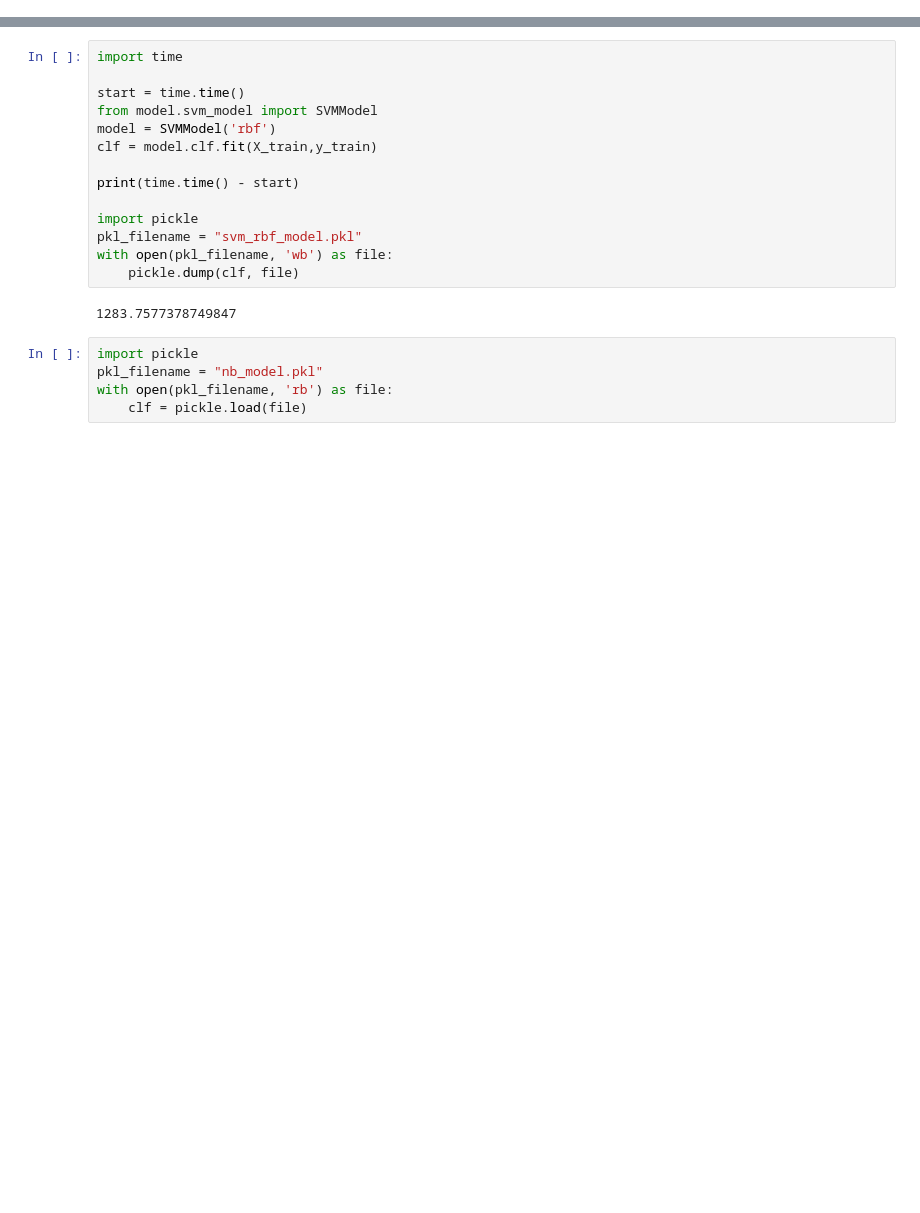
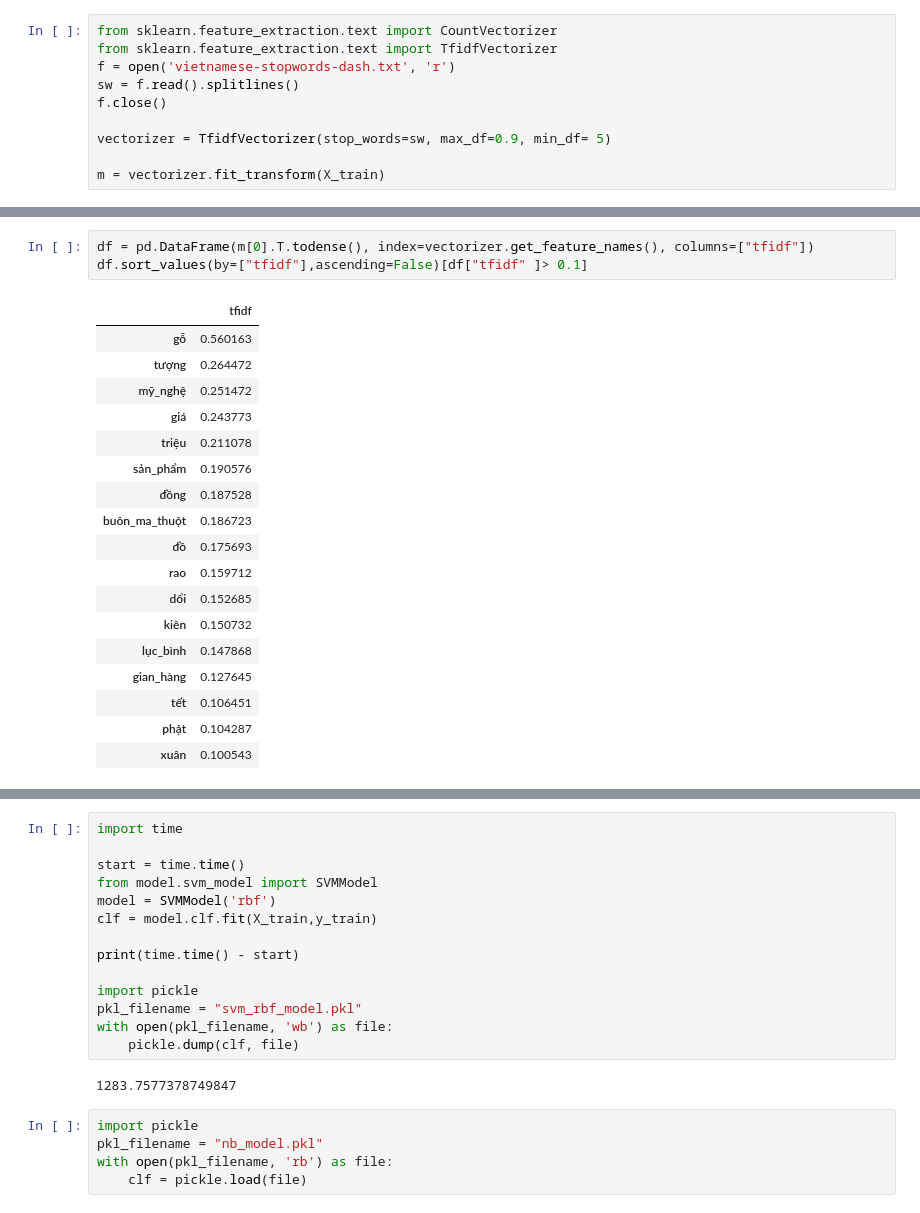
Before and after one commit to doanngochoanghy/datn, a Jupyter notebook: Train_model_2.ipynb, the cells around one changed output, grey strips where cells are left out. Saved outputs shown, nothing was run; the diff lists cells and outputs as text; blank space fills up the shorter version.

```diff
--- a/Train_model_2.ipynb
+++ b/Train_model_2.ipynb
@@ -74,0 +55,10 @@ Name: content, Length: 20136, dtype: object
+# %%
+from sklearn.feature_extraction.text import CountVectorizer
+from sklearn.feature_extraction.text import TfidfVectorizer
+f = open('vietnamese-stopwords-dash.txt', 'r')
+sw = f.read().splitlines()
+f.close()
+
+vectorizer = TfidfVectorizer(stop_words=sw, max_df=0.9, min_df= 5)
+
+m = vectorizer.fit_transform(X_train)
@@ -74,0 +114,22 @@ Name: content, Length: 20136, dtype: object
+# %%
+df = pd.DataFrame(m[0].T.todense(), index=vectorizer.get_feature_names(), columns=["tfidf"])
+df.sort_values(by=["tfidf"],ascending=False)[df["tfidf" ]> 0.1]
+# %% [output]
+|  | tfidf |
+| gỗ | 0.560163 |
+| tượng | 0.264472 |
+| mỹ_nghệ | 0.251472 |
+| giá | 0.243773 |
+| triệu | 0.211078 |
+| sản_phẩm | 0.190576 |
+| đồng | 0.187528 |
+| buôn_ma_thuột | 0.186723 |
+| đồ | 0.175693 |
+| rao | 0.159712 |
+| dổi | 0.152685 |
+| kiên | 0.150732 |
+| lục_bình | 0.147868 |
+| gian_hàng | 0.127645 |
+| tết | 0.106451 |
+| phật | 0.104287 |
+| xuân | 0.100543 |
```
Also changed, not shown: parts of 6 cells of this notebook, 11 other files.
